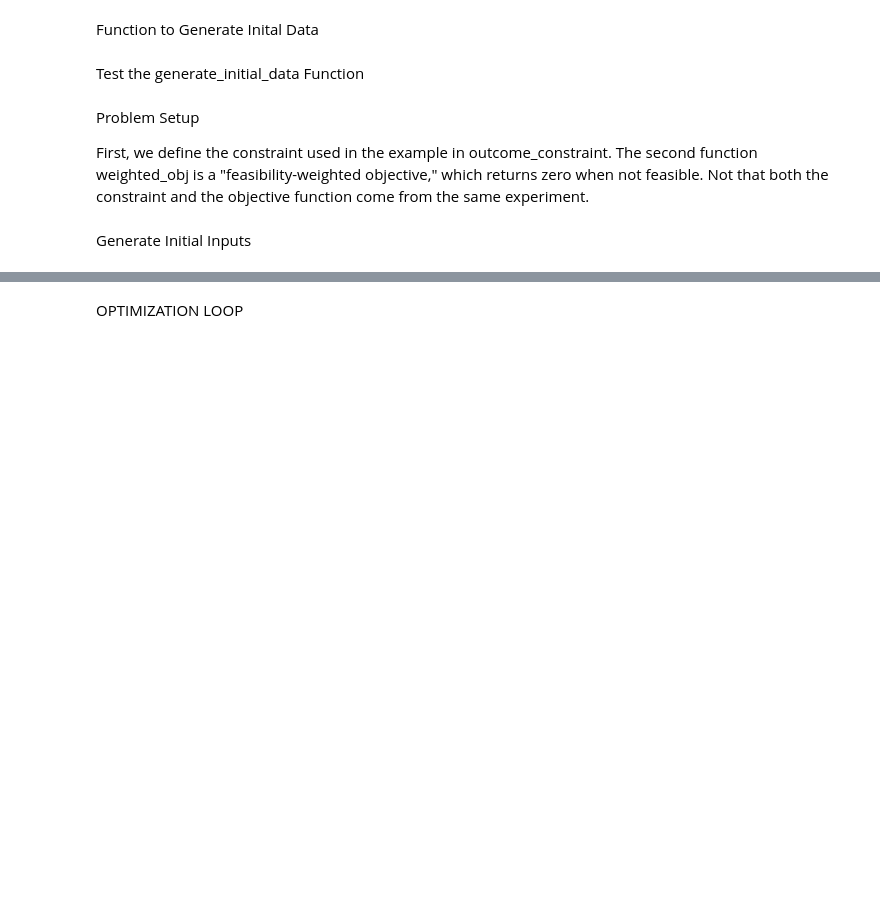
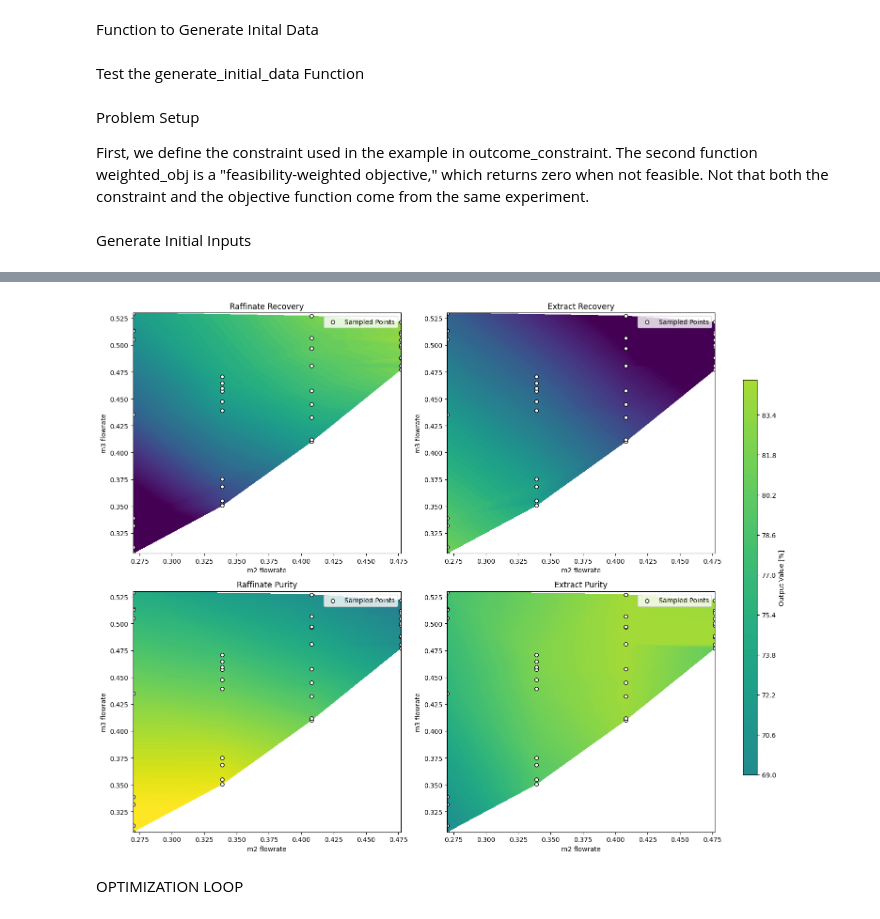
Before and after one commit to Nawa-Punabantu/Opt_Algos, a Jupyter notebook: Opt_with_triangle.ipynb, the cells around one changed output, grey strips where cells are left out. Saved outputs shown, nothing was run; the diff lists cells and outputs as text; code cells hidden in the pictures; blank space fills up the shorter version.

```diff
--- a/Opt_with_triangle.ipynb
+++ b/Opt_with_triangle.ipynb
@@ -1485,7 +1487,7 @@ Optimization Settings
 Q_fixed_feed = 2 # L/h
 Q_fixed_D = 2 # L/h
 # - - - - -
-t_index_min = 2.5 # min
+t_index_min = 3.5 # min
 # - - - - -
 Q_max = 7 # L/h
 Q_min = 1 # L/h
@@ -1498,7 +1500,7 @@ m4_fixed = 0.2
 # - - - - -
 PF_weight = 3
 sampling_budget = 5
-optimization_budget = 30
+optimization_budget = 20
 constraint_threshold = 0.995
 # - - - - -
 # L/h --> cm^3/s:
@@ -2157,3 +2223,71 @@ Q_external: [0.1656499  0.21024795 0.38226899 0.33767094] cm^s/s
+# %%
+import numpy as np
+import matplotlib.pyplot as plt
+import matplotlib.tri as tri
+
+# # Dummy data for illustration (replace these with your real arrays)
+# np.random.seed(0)
+# m = 100
+# all_initial_inputs = np.random.rand(m, 4) * 10  # m1, m2, m3, m4
+all_initial_outputs_plot = all_initial_outputs* 100  # 4 output metrics
+
+# Extract m2 and m3
+m2 = all_initial_inputs[:, 1]
+m3 = all_initial_inputs[:, 2]
+
+# Create triangulation for irregular (m2, m3) points
+triang = tri.Triangulation(m2, m3)
+
+# fig, axes = plt.subplots(2, 2, figsize=(15, 12))
+# titles = ['Raffinate Recovery', 'Extract Recovery', 'Raffinate Purity', 'Extract Purity']
+
+# for i, ax in enumerate(axes.flat):
+#     tcf = ax.tricontourf(triang, all_initial_outputs[:, i], levels=100, cmap='viridis')
+#     ax.set_xlabel('m2 flowrate')
+#     ax.set_ylabel('m3 flowrate')
+#     ax.set_title(titles[i])
+#     plt.colorbar(tcf, ax=ax)
+
+# fig, axes = plt.subplots(2, 2, figsize=(15, 12))
+# titles = ['Raffinate Recovery', 'Extract Recovery', 'Raffinate Purity', 'Extract Purity']
+
+# for i, ax in enumerate(axes.flat):
+#     tcf = ax.tricontourf(triang, all_initial_outputs_plot[:, i], levels=100, cmap='viridis')
+#     ax.scatter(m2, m3, color='white', edgecolor='black', s=30, label='Sampled Points')
+#     ax.set_xlabel('m2 flowrate')
+#     ax.set_ylabel('m3 flowrate')
+#     ax.set_title(titles[i])
+#     ax.legend(loc='upper right')
+#     plt.colorbar(tcf, ax=ax)
+
+# plt.tight_layout()
+# plt.show()
+
+# Define adjustable colorbar limits
+vmin, vmax = 50, 90  # User can change these values as needed
+
+fig, axes = plt.subplots(2, 2, figsize=(15, 12))
+titles = ['Raffinate Recovery', 'Extract Recovery', 'Raffinate Purity', 'Extract Purity']
+
+# Create a single colorbar axis
+cbar_ax = fig.add_axes([0.92, 0.15, 0.02, 0.7])  # [left, bottom, width, height]
+
+# Plotting
+for i, ax in enumerate(axes.flat):
+    tcf = ax.tricontourf(triang, all_initial_outputs_plot[:, i], levels=100, cmap='viridis', vmin=vmin, vmax=vmax)
+    ax.scatter(m2, m3, color='white', edgecolor='black', s=30, label='Sampled Points')
+    ax.set_xlabel('m2 flowrate')
+    ax.set_ylabel('m3 flowrate')
+    ax.set_title(titles[i])
+    ax.legend(loc='upper right')
+
+# Add single colorbar
+fig.colorbar(tcf, cax=cbar_ax, label='Output Value [%]')
+
+plt.tight_layout(rect=[0, 0, 0.9, 1])  # Leave space for colorbar
+plt.show()
+# %% [output]
+[figure, added]
 # %% [markdown]
 OPTIMIZATION LOOP
 # %%
```
Also changed, not shown: parts of 11 cells of this notebook.
